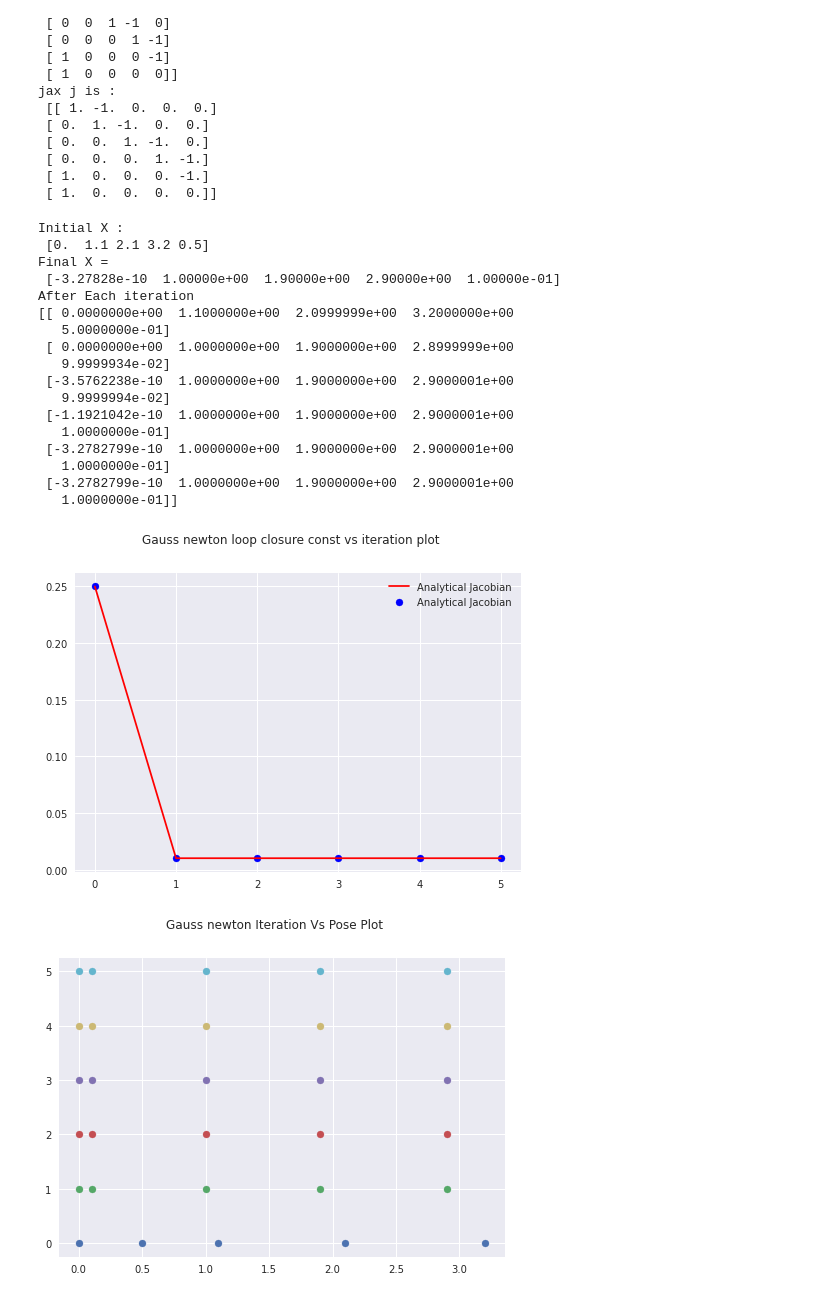
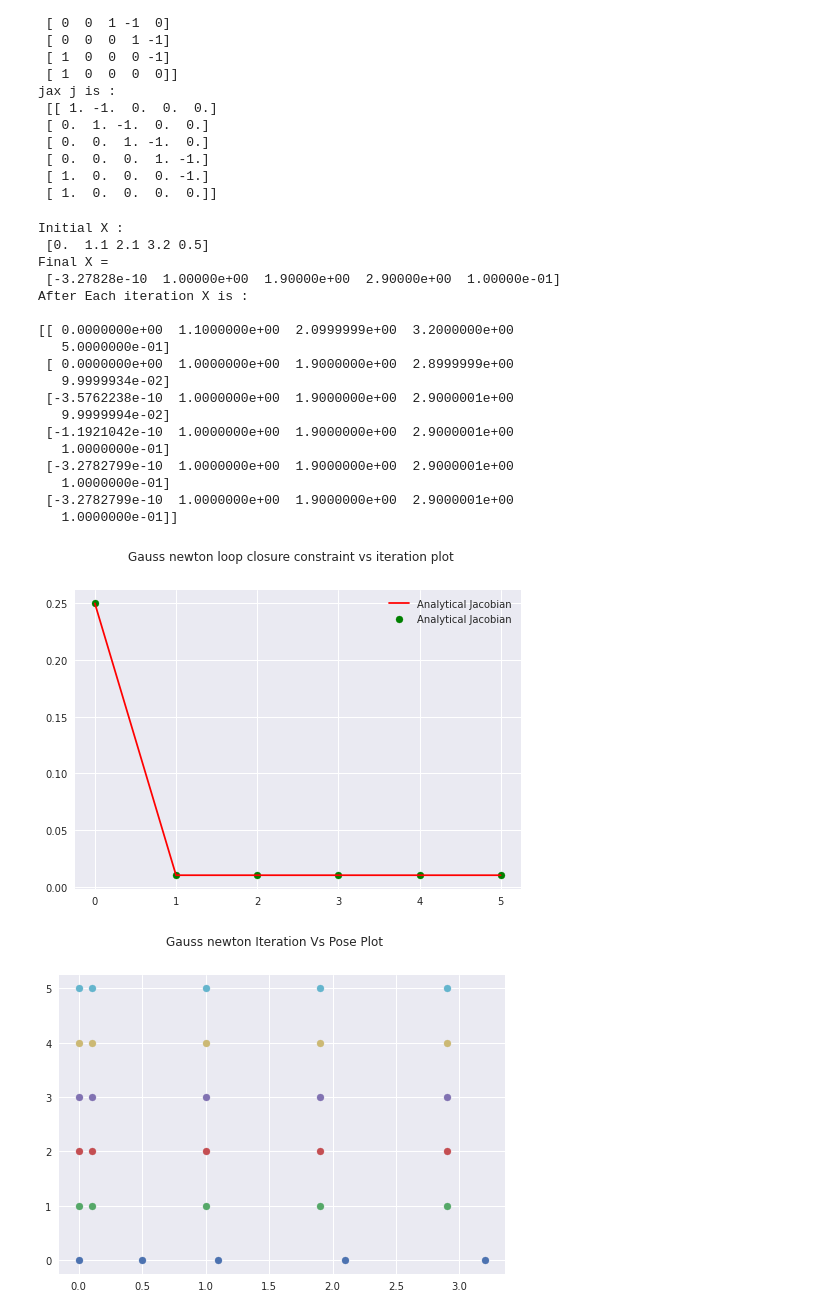
Before and after one commit to BhaskarJoshi-01/Mobile-Robotics---Monsoon-2021, a Jupyter notebook: Project-1/questions/Question 1 - 1D SLAM.ipynb, the cells around one changed output. Cells and saved outputs as stored; diff of their text form; code cells hidden in the pictures.

```diff
--- a/Project-1/questions/Question 1 - 1D SLAM.ipynb
+++ b/Project-1/questions/Question 1 - 1D SLAM.ipynb
@@ -157,14 +162,15 @@ def gauss_newton(info_mat, U, X,def_iter=5):
 
 
 analytical=gauss_newton(info_matrix,jnp.array(obs_u).reshape((1,-1)),jnp.array(odo_x).reshape((1,-1)))
-print("After Each iteration")
+print("After Each iteration X is :\n")
 print(analytical)
 # %% [output]
 Initial X :
  [0.  1.1 2.1 3.2 0.5]
 Final X =
  [-3.27828e-10  1.00000e+00  1.90000e+00  2.90000e+00  1.00000e-01]
-After Each iteration
+After Each iteration X is :
+
 [[ 0.0000000e+00  1.1000000e+00  2.0999999e+00  3.2000000e+00
    5.0000000e-01]
  [ 0.0000000e+00  1.0000000e+00  1.9000000e+00  2.8999999e+00
@@ -180,18 +186,18 @@ After Each iteration
 # %%
 
 def loop_closure(x_list,U):
     val=(x_list[:,0]+U[4]-x_list[:,4])**2
-    plt.scatter(range(len(x_list)),val,color='blue',label='Analytical Jacobian')
+    plt.scatter(range(len(x_list)),val,color='green',label='Analytical Jacobian')
     plt.legend(loc="upper right")
     plt.plot(range(len(x_list)),val,color='red',label='Analytical Jacobian')
     plt.legend(loc="upper right")
-    plt.suptitle("Gauss newton loop closure const vs iteration plot")
+    plt.suptitle("Gauss newton loop closure constraint vs iteration plot")
 
 
 
 loop_closure(analytical,obs_u)
 # %% [output]
-[figure, old version]
+[figure, new version]
 # %%
 def pose_plot(x_list):
     # plt.clf()
```
Also changed, not shown: parts of 4 cells of this notebook.
